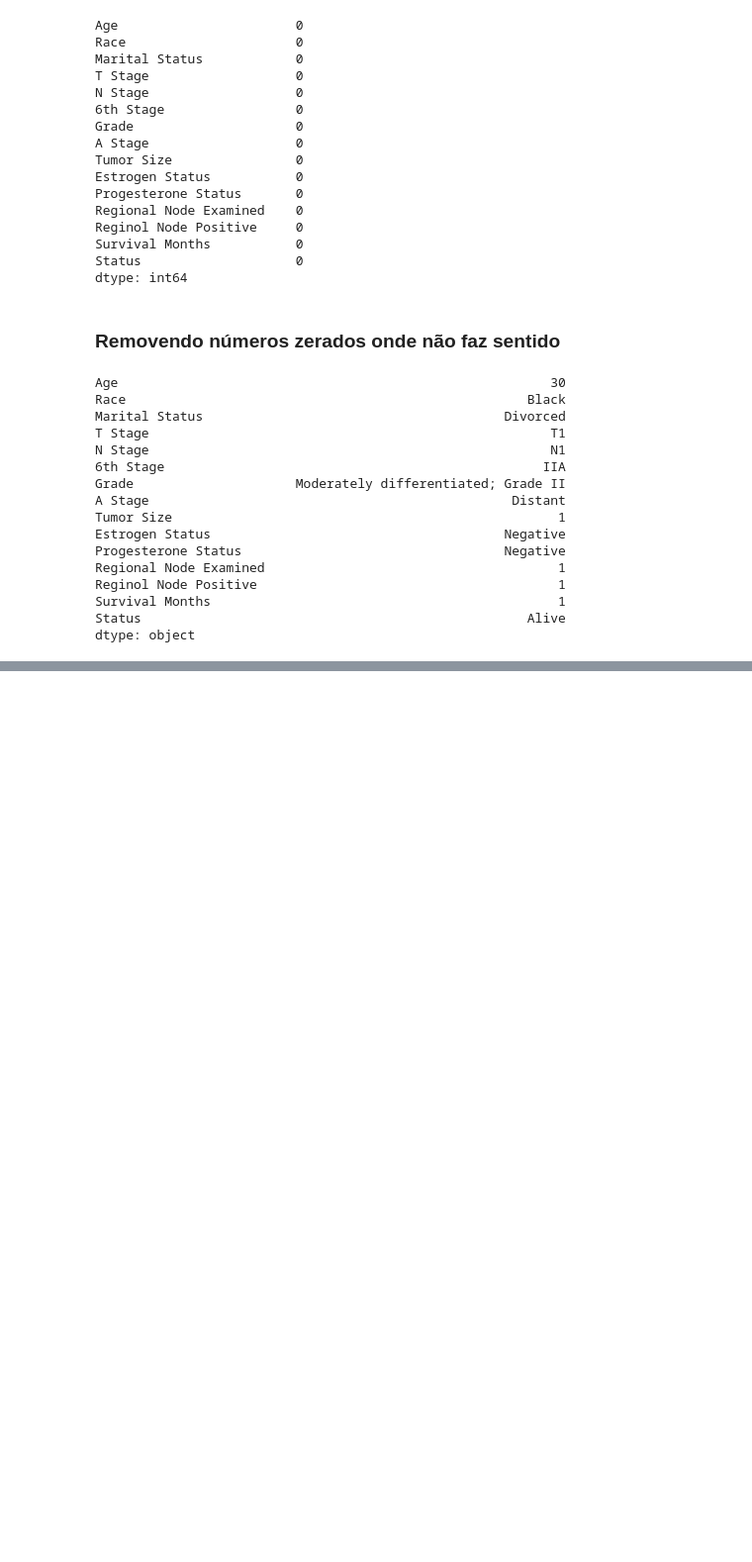
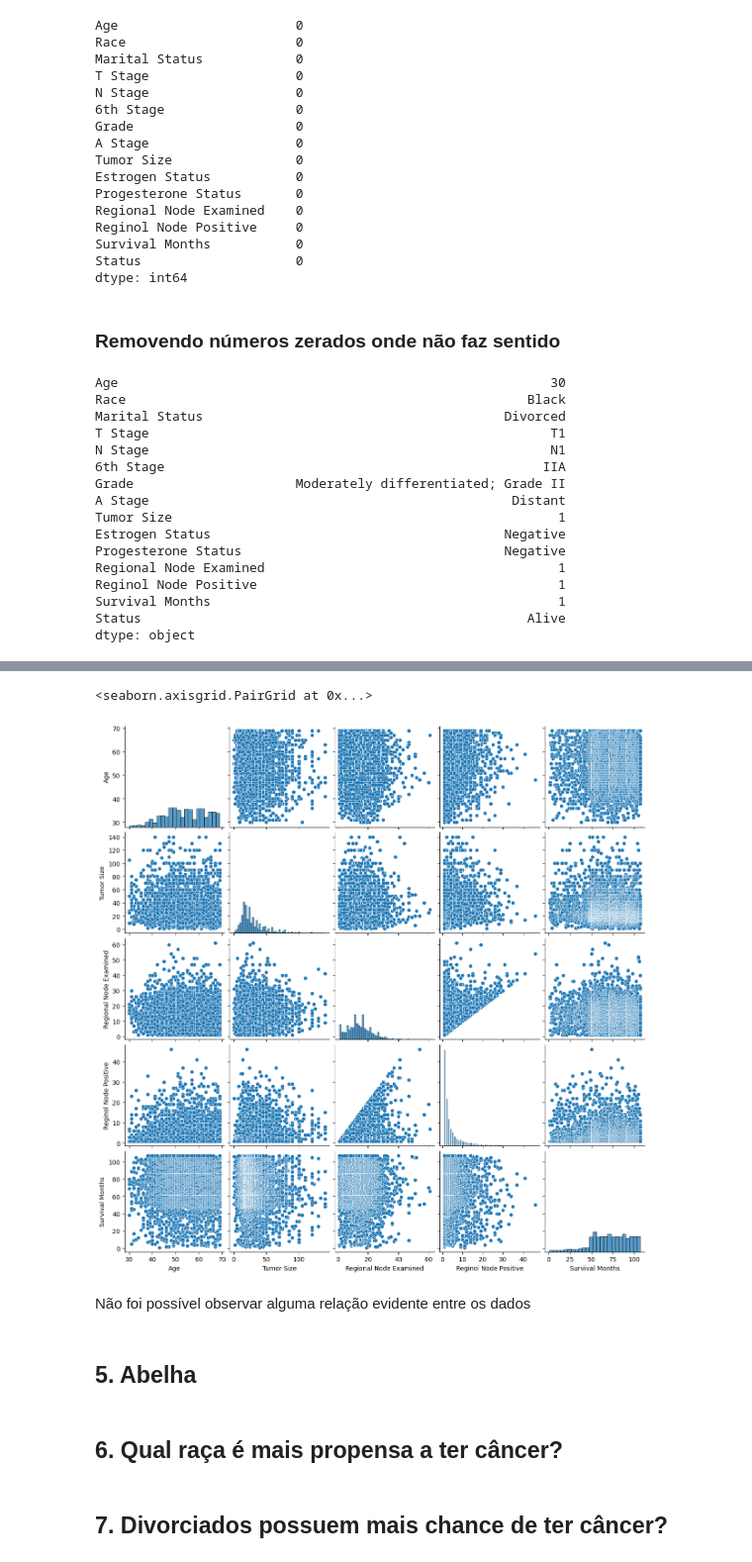
Before and after one commit to Raphael-Marchetti-Calciolari/projects-data-science-diseases-ieee-dataport, a Jupyter notebook: Projeto_Ciencia_de_Dados.ipynb, the cells around one changed output, grey strips where cells are left out. Shown at 99% size. Drawn from its saved outputs; the diff is of its cells as text; code cells hidden in the pictures; blank space fills up the shorter version.

```diff
--- a/Projeto_Ciencia_de_Dados.ipynb
+++ b/Projeto_Ciencia_de_Dados.ipynb
@@ -495,0 +560,13 @@ dtype: object
+# %%
+sns.pairplot(breast_cancer_df)
+# %% [output]
+<seaborn.axisgrid.PairGrid at 0x...>
+[figure, added]
+# %% [markdown]
+Não foi possível observar alguma relação evidente entre os dados
+# %% [markdown]
+## 5. Abelha
+# %% [markdown]
+## 6. Qual raça é mais propensa a ter câncer?
+# %% [markdown]
+## 7. Divorciados possuem mais chance de ter câncer?
```
Also changed, not shown: parts of 12 cells of this notebook.
